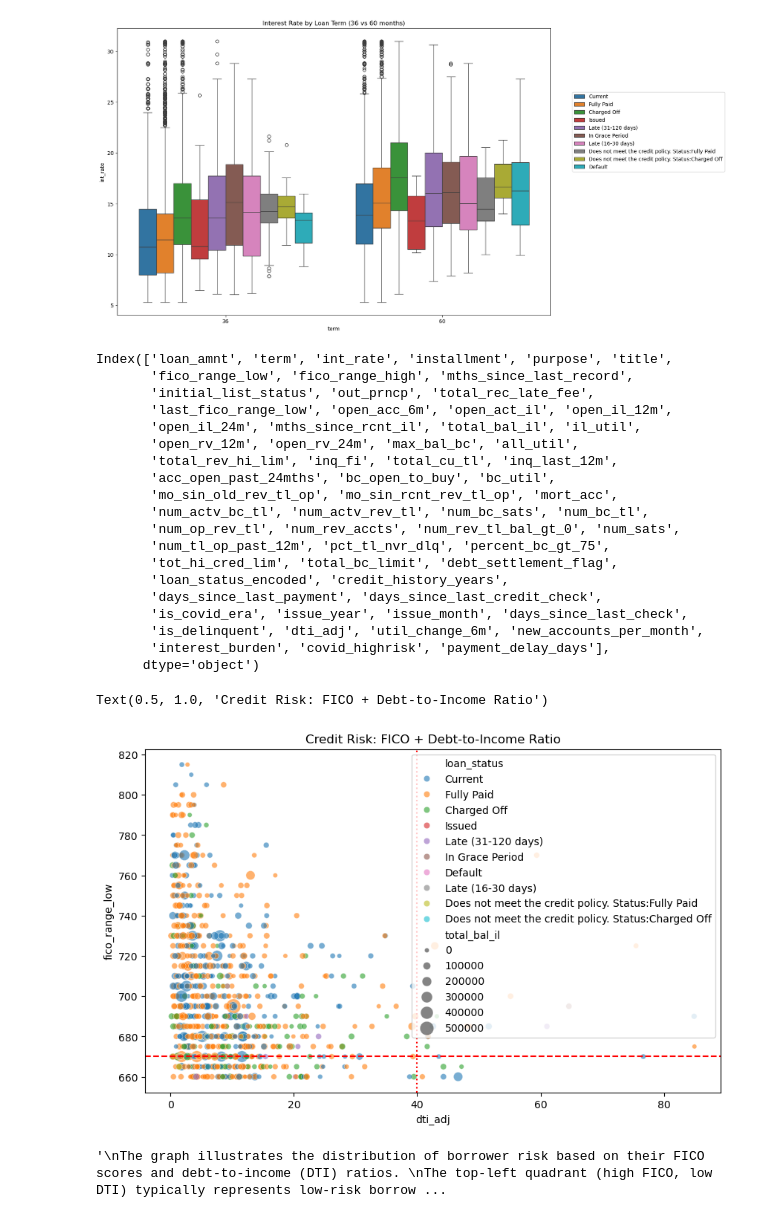
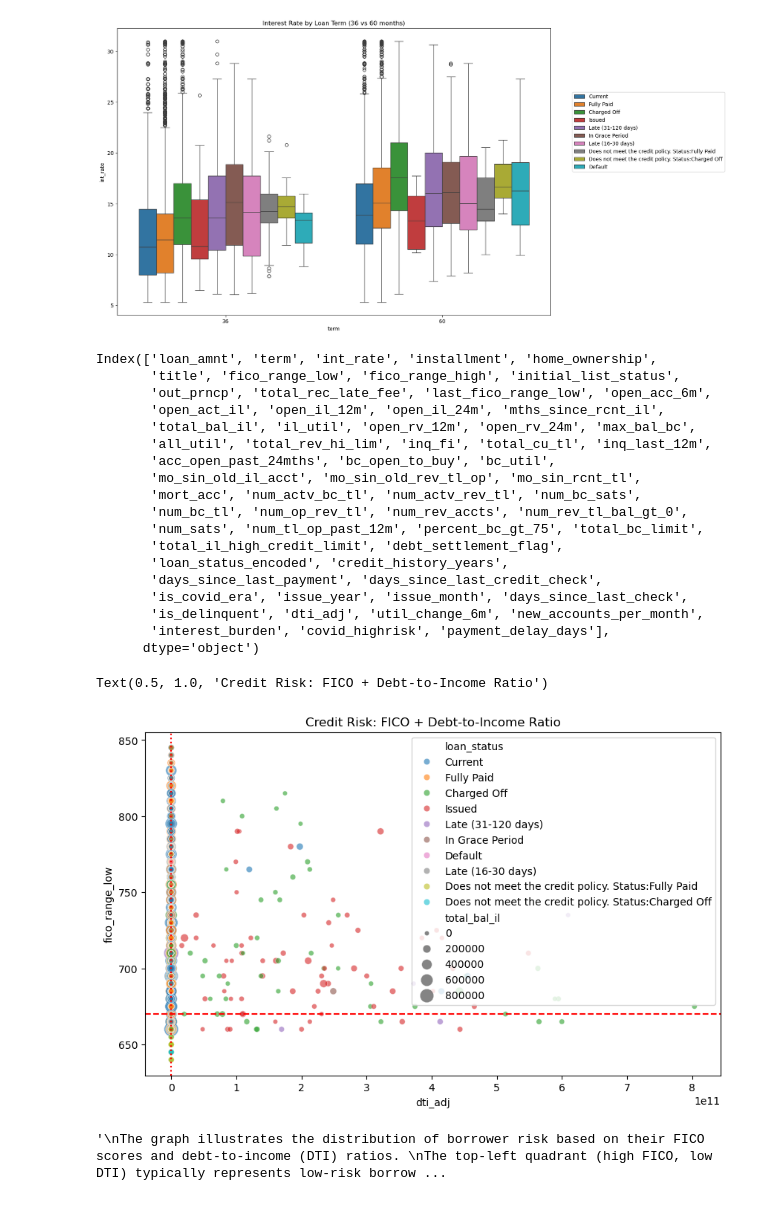
Before and after one commit to Sheronr123/ELVTR-Capstone-Project, a Jupyter notebook: Final Assignment.ipynb, the cells around one changed output. Saved outputs shown, nothing was run; the diff lists cells and outputs as text; code cells hidden in the pictures.

```diff
--- a/Final Assignment.ipynb
+++ b/Final Assignment.ipynb
@@ -290,7 +292,7 @@ df_no_outlier = df_numeric[['fico_range_low','fico_range_high','term','int_rate'
 
 # These are the columns that contain too many zeros and therefore should not be targetted with outlier imputation and we will deal with them
 # separately:
-df_zero_inflated = df_numeric[['delinq_2yrs', 'pub_rec', 'collections_12_mths_ex_med','acc_now_delinq', 'chargeoff_within_12_mths','total_rec_late_fee','tot_coll_amt','delinq_amnt','num_tl_120dpd_2m','num_tl_30dpd']]
+df_zero_inflated = df_numeric[['delinq_2yrs', 'pub_rec', 'collections_12_mths_ex_med','acc_now_delinq', 'chargeoff_within_12_mths','total_rec_late_fee','tot_coll_amt','delinq_amnt','num_tl_120dpd_2m','num_tl_30dpd','tax_liens']]
 
 # Lets combine the above two dataframe to 'df_no_outlier_processing' and this will not go through any outlier imputation:
 df_no_outlier_processing = pd.concat([df_no_outlier,df_zero_inflated], axis=1)
@@ -2150,17 +2181,18 @@ len(df.columns)
 # %%
-# Create a new feature 'dti_adj' (adjusted Debt-to-Income ratio)
-# This feature scales loan interest burden relative to the borrower's total revolving credit limit
+# Lets create a new feature 'dti_adj' (adjusted Debt-to-Income ratio)
+# Compares the monthly installment to total payments made (proxy for income).
+# Approximates debt burden metric by comparing the annualised interest cost of the loan
+# Borrowers with elevated values may struggle to repay, as their interest costs outweigh their cumulative payments.
 
-
-df['dti_adj'] = df['int_rate'] * df['loan_amnt'] / (df['total_rev_hi_lim'] + 1e-6)
+df['dti_adj'] = df['int_rate'] * df['loan_amnt'] / (df['total_pymnt'] + 1e-6)
 # %%
-# Lets create a new feature 'util_change_6m' to estimate the change in installment loan utilization
-# over the past 6 months.
+# Calculate the change in credit utilization over a 6-month proxy period:
+# 1. `il_util` = Current installment loan utilization (%).
+# 2. `total_bal_il / (total_bc_limit + 1e-6)` = Ratio of installment balances to total credit card limits (proxy for revolving debt burden).
+# Result: Positive values indicate worsening utilization (higher installment debt relative to credit limits),
+# while negative values suggest improvement.
 
-# The second term estimates what the utilization *used to be*, assuming past balance was equal to current,
-# and credit limit was constant — this is a rough proxy.
-
-df['util_change_6m'] = df['il_util'] - (df['total_bal_il'] / (df['total_rev_hi_lim'] + 1e-6))
+df['util_change_6m'] = df['il_util'] - (df['total_bal_il'] / (df['total_bc_limit'] + 1e-6))
 # %%
 # Create a new feature 'new_accounts_per_month' to represent the average number
 # of new credit accounts opened per month over the past 24 months.
@@ -2748,19 +2781,18 @@ plt.legend(loc=(1.05,0.5))
 # %%
 df.columns
 # %% [output]
-Index(['loan_amnt', 'term', 'int_rate', 'installment', 'purpose', 'title',
-       'fico_range_low', 'fico_range_high', 'mths_since_last_record',
-       'initial_list_status', 'out_prncp', 'total_rec_late_fee',
-       'last_fico_range_low', 'open_acc_6m', 'open_act_il', 'open_il_12m',
-       'open_il_24m', 'mths_since_rcnt_il', 'total_bal_il', 'il_util',
-       'open_rv_12m', 'open_rv_24m', 'max_bal_bc', 'all_util',
-       'total_rev_hi_lim', 'inq_fi', 'total_cu_tl', 'inq_last_12m',
+Index(['loan_amnt', 'term', 'int_rate', 'installment', 'home_ownership',
+       'title', 'fico_range_low', 'fico_range_high', 'initial_list_status',
+       'out_prncp', 'total_rec_late_fee', 'last_fico_range_low', 'open_acc_6m',
+       'open_act_il', 'open_il_12m', 'open_il_24m', 'mths_since_rcnt_il',
+       'total_bal_il', 'il_util', 'open_rv_12m', 'open_rv_24m', 'max_bal_bc',
+       'all_util', 'total_rev_hi_lim', 'inq_fi', 'total_cu_tl', 'inq_last_12m',
        'acc_open_past_24mths', 'bc_open_to_buy', 'bc_util',
-       'mo_sin_old_rev_tl_op', 'mo_sin_rcnt_rev_tl_op', 'mort_acc',
-       'num_actv_bc_tl', 'num_actv_rev_tl', 'num_bc_sats', 'num_bc_tl',
-       'num_op_rev_tl', 'num_rev_accts', 'num_rev_tl_bal_gt_0', 'num_sats',
-       'num_tl_op_past_12m', 'pct_tl_nvr_dlq', 'percent_bc_gt_75',
-       'tot_hi_cred_lim', 'total_bc_limit', 'debt_settlement_flag',
+       'mo_sin_old_il_acct', 'mo_sin_old_rev_tl_op', 'mo_sin_rcnt_tl',
+       'mort_acc', 'num_actv_bc_tl', 'num_actv_rev_tl', 'num_bc_sats',
+       'num_bc_tl', 'num_op_rev_tl', 'num_rev_accts', 'num_rev_tl_bal_gt_0',
+       'num_sats', 'num_tl_op_past_12m', 'percent_bc_gt_75', 'total_bc_limit',
+       'total_il_high_credit_limit', 'debt_settlement_flag',
        'loan_status_encoded', 'credit_history_years',
        'days_since_last_payment', 'days_since_last_credit_check',
        'is_covid_era', 'issue_year', 'issue_month', 'days_since_last_check',
@@ -2770,29 +2802,29 @@ Index(['loan_amnt', 'term', 'int_rate', 'installment', 'purpose', 'title',
 # %%
 # Set the overall figure size for the plot
 plt.figure(figsize=(10, 6))
 
 # Create a scatterplot using seaborn to visualize the relationship between adjusted DTI and FICO score
 sns.scatterplot(
     x='dti_adj',                  # X-axis: adjusted debt-to-income ratio
     y='fico_range_low',          # Y-axis: lower bound of the borrower's FICO score range
     hue=target_var,              # Color by the target variable (e.g., loan status class)
     size='total_bal_il',         # Bubble size based on total balance on installment loans
     sizes=(20, 200),             # Range for bubble sizes
     alpha=0.6,                   # Transparency level for better readability
-    data=df.sample(1000)                      # Source dataframe with a sample of 1000
+    data=df                    # Source dataframe with a sample of 1000
 )
 
 # Add a horizontal red dashed line at FICO = 670 to indicate the subprime credit risk threshold
 plt.axhline(y=670, color='r', linestyle='--', label='Subprime FICO Threshold')
 
 # Add a vertical red dotted line at DTI = 40% to highlight a high debt-to-income risk level
 plt.axvline(x=40, color='r', linestyle=':', label='High DTI Threshold')
 
 # Set the title of the plot
 plt.title("Credit Risk: FICO + Debt-to-Income Ratio")
 # %% [output]
 Text(0.5, 1.0, 'Credit Risk: FICO + Debt-to-Income Ratio')
-[figure, old version]
+[figure, new version]
 # %%
 '''
 The graph illustrates the distribution of borrower risk based on their FICO scores and debt-to-income (DTI) ratios.
```
Also changed, not shown: parts of 75 cells of this notebook, 2 other files.
